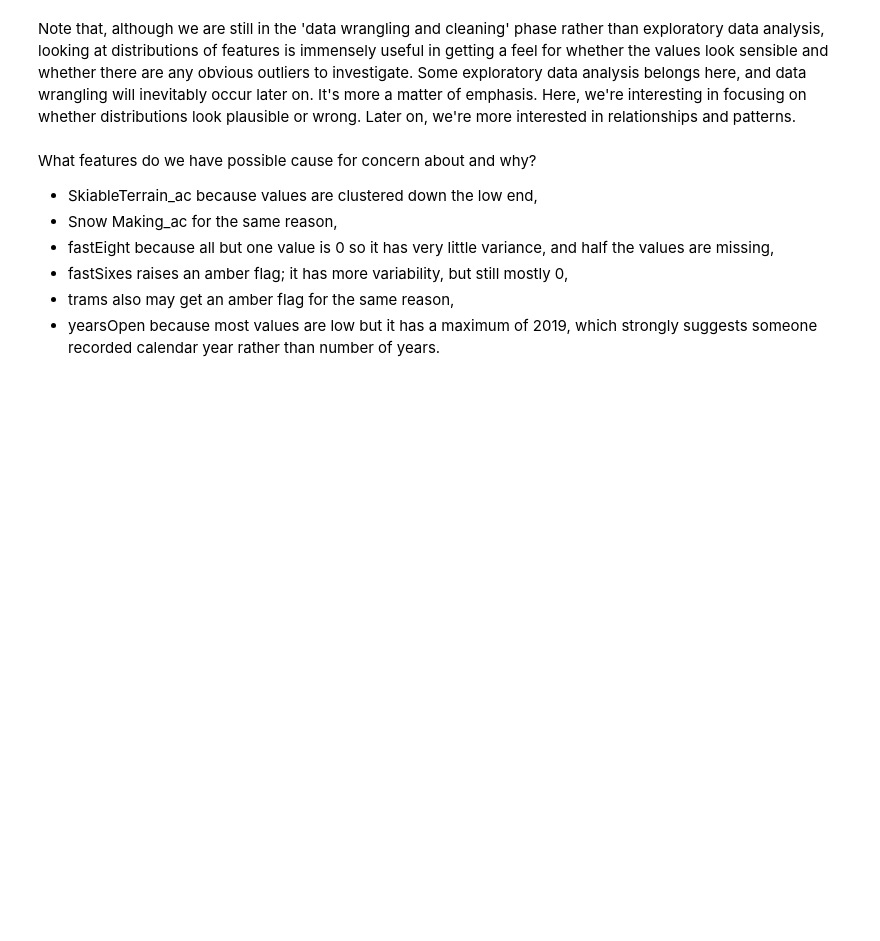
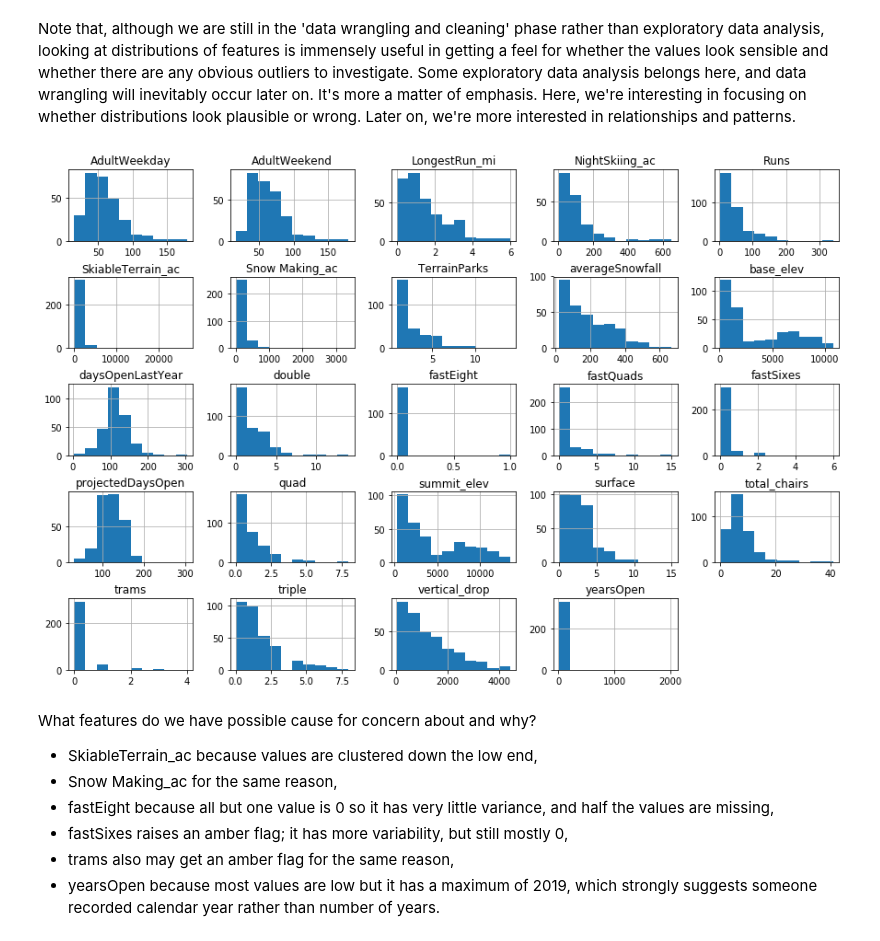
Before and after one commit to Libiv/DataScienceGuidedCapstone, a Jupyter notebook: Notebooks/02_data_wrangling_Libi.ipynb, the cells around one changed output. Drawn from its saved outputs; the diff is of its cells as text; code cells hidden in the pictures; blank space fills up the shorter version.

```diff
--- a/Notebooks/02_data_wrangling_Libi.ipynb
+++ b/Notebooks/02_data_wrangling_Libi.ipynb
@@ -551,12 +562,19 @@ Note that, although we are still in the 'data wrangling and cleaning' phase rath
 # %%
 #Code task 18#
 #Call ski_data's `hist` method to plot histograms of each of the numeric features
 #Try passing it an argument figsize=(15,10)
+
+ski_data.hist(figsize=(15,10))
+
 #Try calling plt.subplots_adjust() with an argument hspace=0.5 to adjust the spacing
 #It's important you create legible and easy-to-read plots
-ski_data.___(___)
-#plt.subplots_adjust(hspace=___);
+
+plt.subplots_adjust(hspace=0.5);
+
+
 #Hint: notice how the terminating ';' "swallows" some messy output and leads to a tidier notebook
+# %% [output]
+[figure, added]
 # %% [markdown]
 What features do we have possible cause for concern about and why?
 
```
Also changed, not shown: parts of 53 cells of this notebook, 1 other file.
